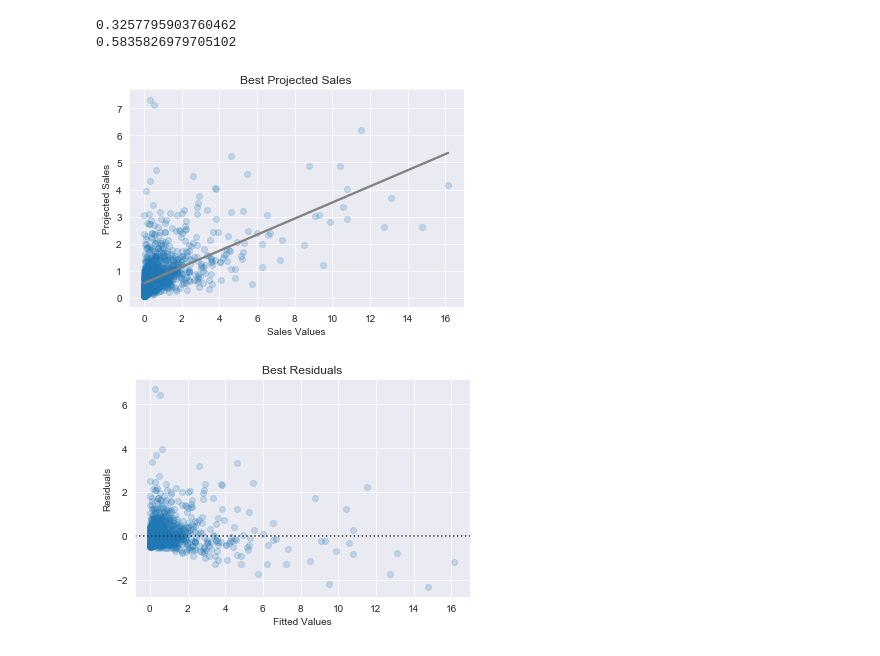
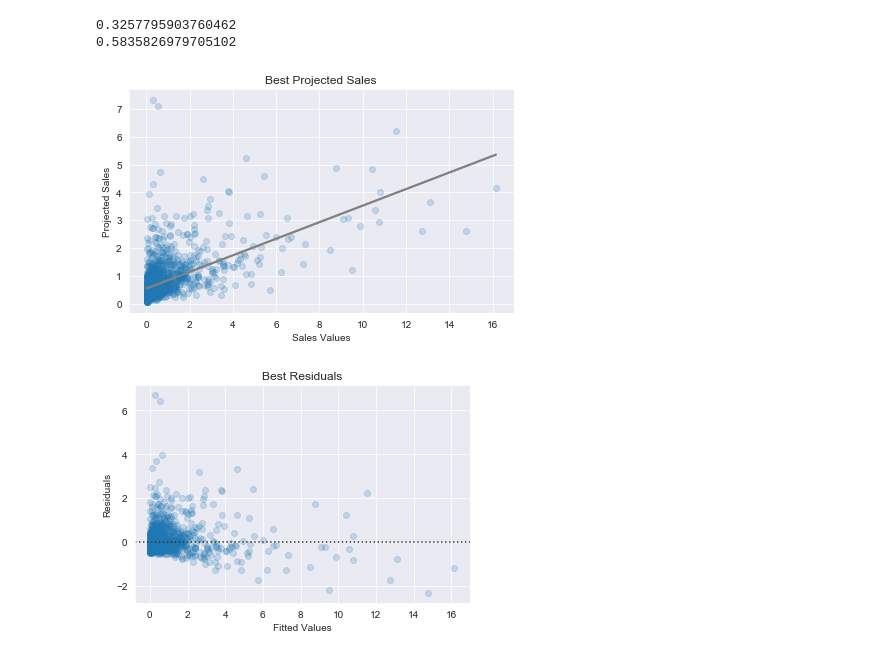
Before and after one commit to RCKettel/CapstoneProject, a Jupyter notebook: Projects/FinalNotebook.ipynb, the cells around one changed output. Cells and saved outputs as stored; diff of their text form; code cells hidden in the pictures.

Commit message:
fiexed an image with an issue

```diff
--- a/Projects/FinalNotebook.ipynb
+++ b/Projects/FinalNotebook.ipynb
@@ -499,11 +499,13 @@ print(mean_absolute_error(y_test, rfr.predict(X_test_ohe)))
 # %%
 sns.regplot(y_test, rfr.predict(X_test_ohe), ci=False,
             scatter_kws={'alpha': 0.2}, line_kws={"color": "grey"})
 plt.title('Best Projected Sales')
 plt.xlabel('Sales Values')
 plt.ylabel('Projected Sales')
+plt.tight_layout()
+plt.savefig('LinregRFR2')
 # %% [output]
-[figure, old version]
+[figure, new version]
 # %%
 sns.residplot(y_test, rfr.predict(X_test_ohe), scatter_kws={'alpha': 0.2})
 plt.title('Best Residuals')
```
Also changed, not shown: 3 other files.
